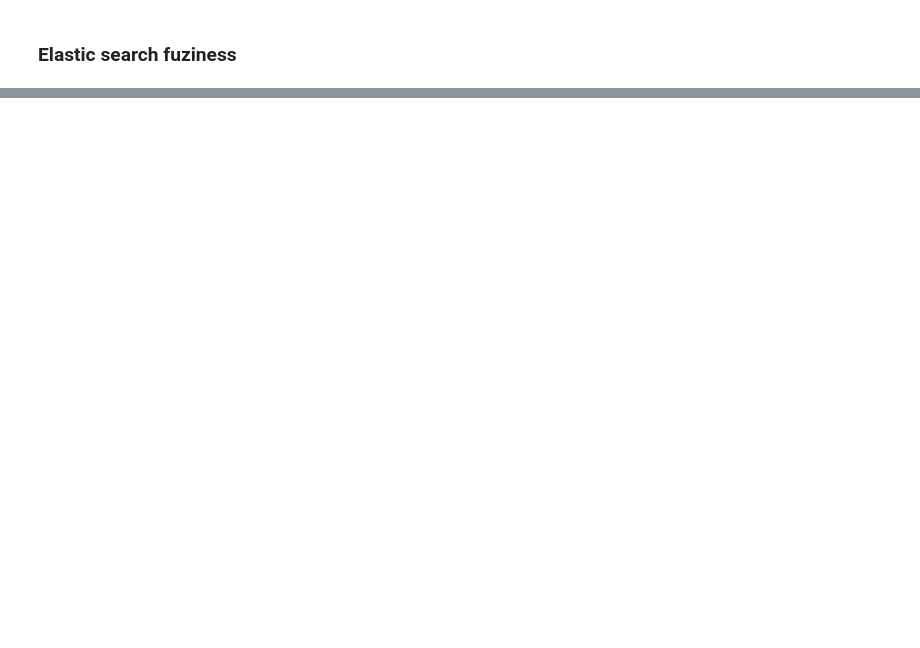
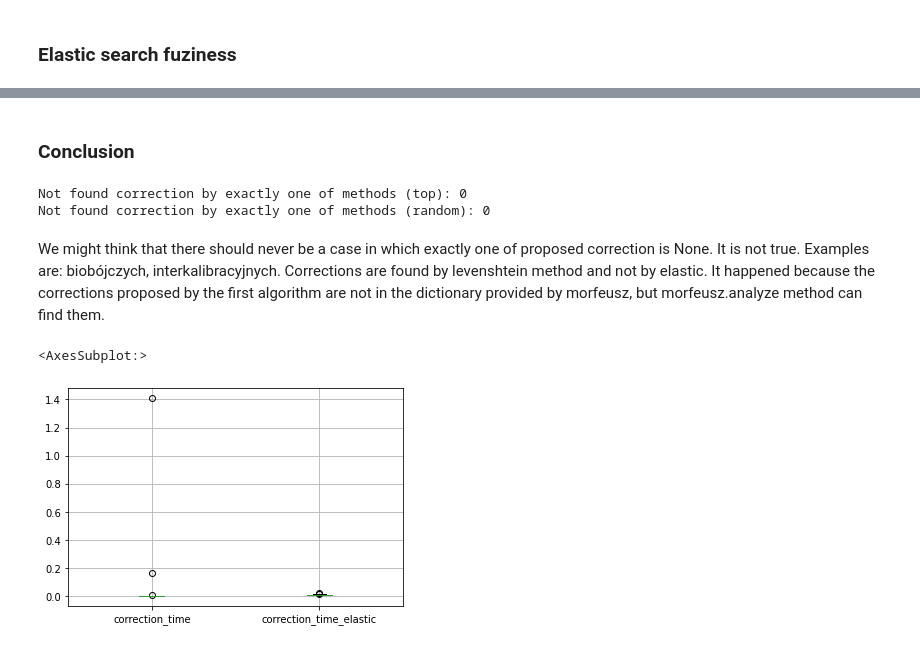
Before and after one commit to arkadiuss/nlp, a Jupyter notebook: 3_levenshtein/3_Levenshtein.ipynb, the cells around one changed output, grey strips where cells are left out. Drawn from its saved outputs; the diff is of its cells as text; code cells hidden in the pictures; blank space fills up the shorter version.

Commit message:
[3] conclusions, final touches

```diff
--- a/3_levenshtein/3_Levenshtein.ipynb
+++ b/3_levenshtein/3_Levenshtein.ipynb
@@ -187,3 +215,3 @@ find_closest('rytorialnego')
 # %%
-top_unknown_df['possible_correction'] = top_unknown_df['word'].apply(lambda x: find_closest(x))
-random_unknown_df['possible_correction'] = random_unknown_df['word'].apply(lambda x: find_closest(x))
+top_unknown_df['possible_correction'], top_unknown_df['correction_time'] = zip(*top_unknown_df['word'].apply(lambda x: find_closest(x)))
+random_unknown_df['possible_correction'], random_unknown_df['correction_time'] = zip(*random_unknown_df['word'].apply(lambda x: find_closest(x)))
@@ -210,3 +296,3 @@ find_closest_elastic('rytorialnego')
 # %%
-top_unknown_df['possible_correction_elastic'] = top_unknown_df['word'].apply(lambda x: find_closest_elastic(x))
-random_unknown_df['possible_correction_elastic'] = random_unknown_df['word'].apply(lambda x: find_closest_elastic(x))
+top_unknown_df['possible_correction_elastic'], top_unknown_df['correction_time_elastic'] = zip(*top_unknown_df['word'].apply(lambda x: find_closest_elastic(x)))
+random_unknown_df['possible_correction_elastic'], random_unknown_df['correction_time_elastic'] = zip(*random_unknown_df['word'].apply(lambda x: find_closest_elastic(x)))
@@ -216,0 +357,23 @@ random_unknown_df
+# %% [markdown]
+### Conclusion
+# %%
+def xor_con_eq_0(df):
+    not_none_corr = (df['possible_correction'] != None)
+    none_corr = (df['possible_correction'] == None)
+    not_none_corr_elastic = (df['possible_correction_elastic'] != None)
+    none_corr_elastic = (df['possible_correction_elastic'] == None)
+
+    return len(df[(not_none_corr & none_corr_elastic) | (none_corr & not_none_corr_elastic)])
+
+print(f'Not found correction by exactly one of methods (top): {xor_con_eq_0(top_unknown_df)}')
+print(f'Not found correction by exactly one of methods (random): {xor_con_eq_0(random_unknown_df)}')
+# %% [output]
+Not found correction by exactly one of methods (top): 0
+Not found correction by exactly one of methods (random): 0
+# %% [markdown]
+We might think that there should never be a case in which exactly one of proposed correction is None. It is not true. Examples are: biobójczych, interkalibracyjnych. Corrections are found by levenshtein method and not by elastic. It happened because the corrections proposed by the first algorithm are not in the dictionary provided by morfeusz, but morfeusz.analyze method can find them.
+# %%
+top_unknown_df.boxplot(column=['correction_time', 'correction_time_elastic'])
+# %% [output]
+<AxesSubplot:>
+[figure, added]
```
Also changed, not shown: parts of 15 cells of this notebook.
